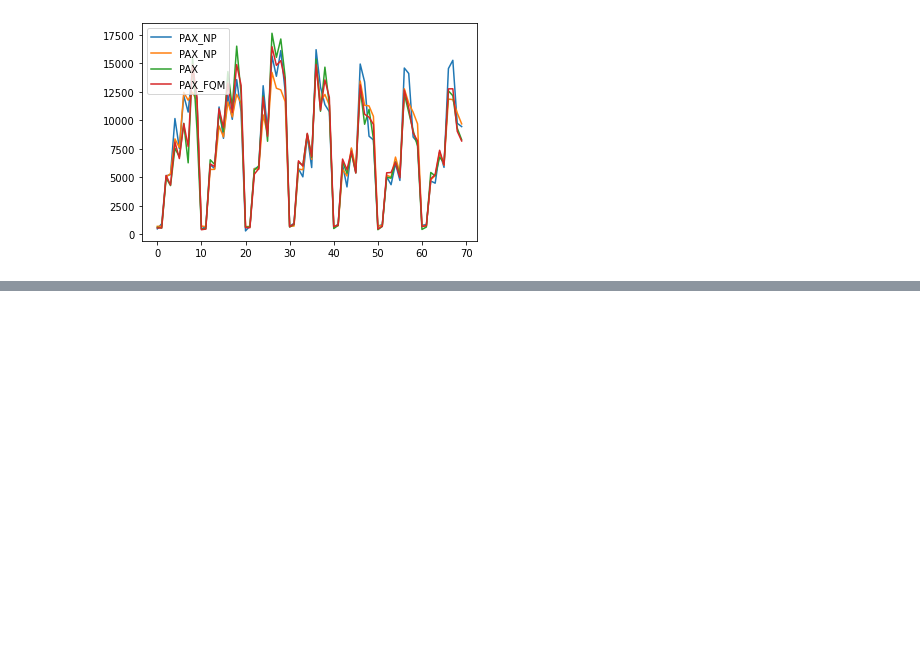
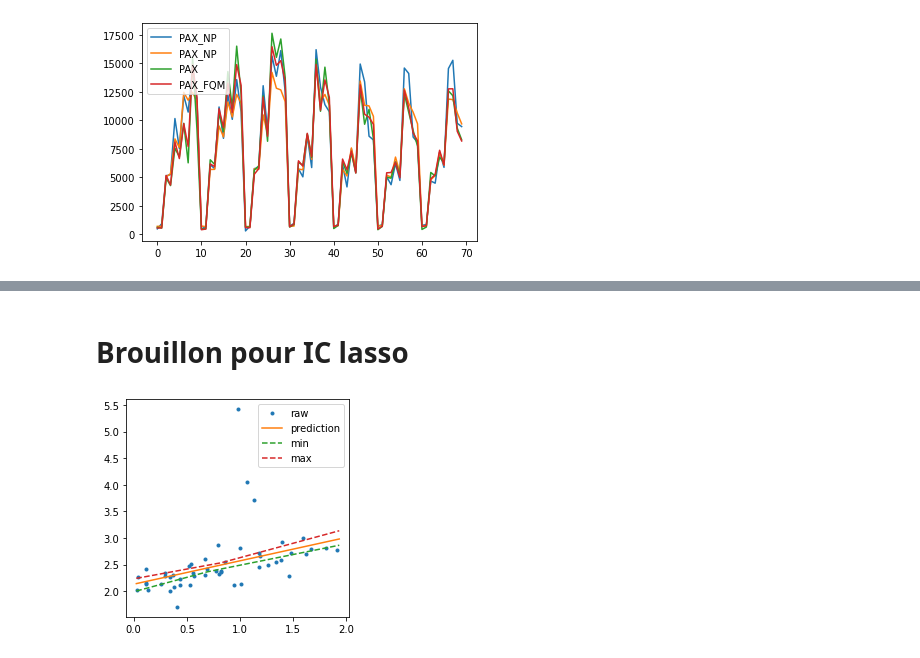
Before and after one commit to erialc-cal/StatApp_2020, a Jupyter notebook: Modélisation/Comparaisons previsions.ipynb, the cells around one changed output, grey strips where cells are left out. Cells and saved outputs as stored; diff of their text form; code cells hidden in the pictures; blank space fills up the shorter version.

```diff
--- a/Modélisation/Comparaisons previsions.ipynb
+++ b/Modélisation/Comparaisons previsions.ipynb
@@ -83,0 +146,34 @@ histoPrev[['PAX_NP','PAX', 'PAX_FQM']].plot()
+# %% [markdown]
+# Brouillon pour IC lasso
+# %%
+from numpy.random import randn, binomial, rand
+N = 200
+X = rand(N, 1) * 2
+eps = randn(N, 1) * 0.2
+eps2 = randn(N, 1) + 1
+bin = binomial(2, 0.05, size=(N, 1))
+y = (0.5 * X + eps + 2 + eps2 * bin).ravel()
+
+from sklearn.model_selection import train_test_split
+X_train, X_test, y_train, y_test = train_test_split(X, y)
+
+from mlinsights.mlmodel import IntervalRegressor
+
+lin = IntervalRegressor(alpha = 0.95, estimator=LinearRegression())
+lin.fit(X_train, y_train)
+
+sorted_X = numpy.array(list(sorted(X)))
+pred = lin.predict(sorted_X)
+bootstrapped_pred = lin.predict_sorted(sorted_X)
+min_pred = bootstrapped_pred[:, 0]
+max_pred = bootstrapped_pred[:, bootstrapped_pred.shape[1]-1]
+
+
+fig, ax = plt.subplots(1, 1, figsize=(4, 4))
+ax.plot(X_test, y_test, '.', label="raw")
+ax.plot(sorted_X, pred, label="prediction")
+ax.plot(sorted_X, min_pred, '--', label="min")
+ax.plot(sorted_X, max_pred, '--', label="max")
+ax.legend();
+# %% [output]
+[figure, added]
```
Also changed, not shown: parts of 8 cells of this notebook.
